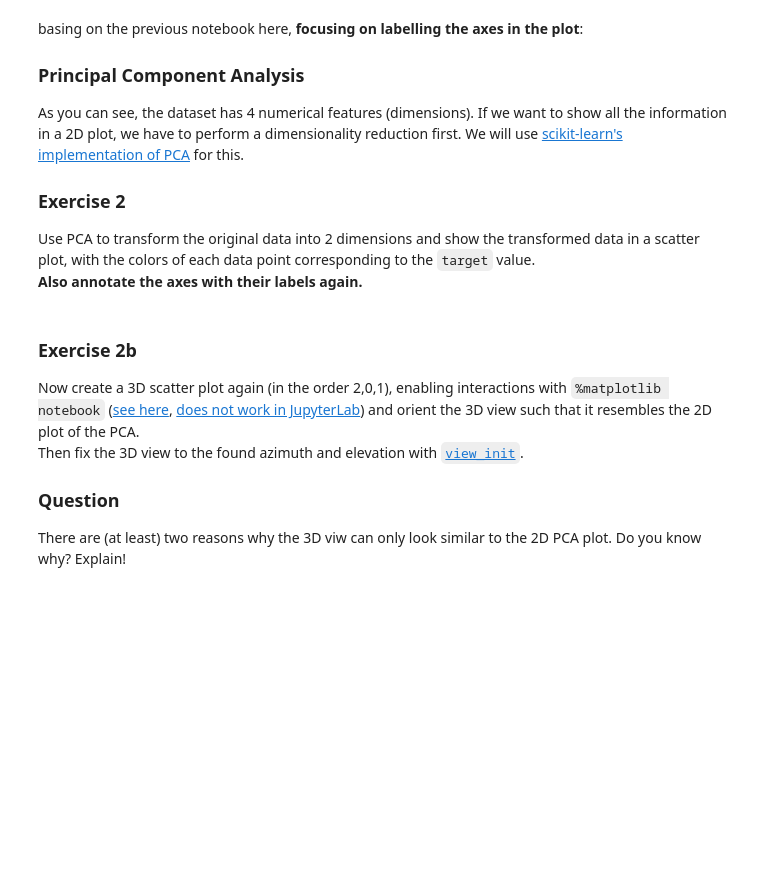
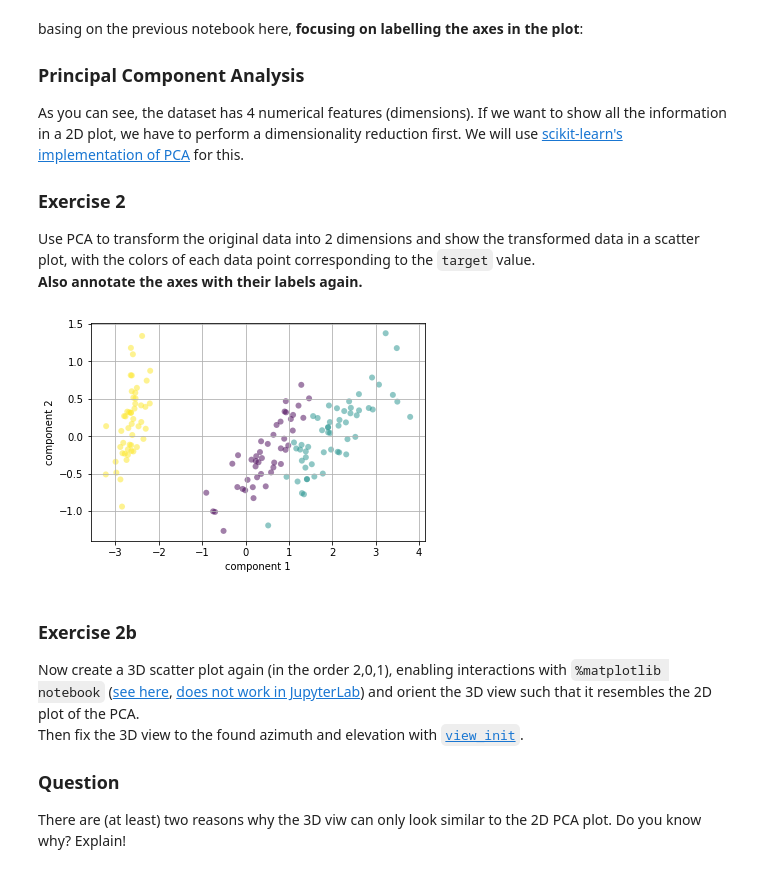
Before and after one commit to samerhmadi/Praktikum-9, a Jupyter notebook: intro-ext_GMMs_SVMs.ipynb, the cells around one changed output. Saved outputs shown, nothing was run; the diff lists cells and outputs as text; code cells hidden in the pictures; blank space fills up the shorter version.

```diff
--- a/intro-ext_GMMs_SVMs.ipynb
+++ b/intro-ext_GMMs_SVMs.ipynb
@@ -69,3 +82,18 @@ __Also annotate the axes with their labels again.__
+# %%
+## do PCA
+from sklearn import decomposition
+pca = decomposition.PCA(n_components=2)
+pca.fit(X)
+X = pca.transform(X)
+# %%
+plt.scatter(X[:, 0], X[:, 1],
+            c=y, edgecolor='none', alpha=0.5)
+plt.xlabel('component 1')
+plt.ylabel('component 2')
+plt.grid()
+plt.show()
+# %% [output]
+[figure, added]
 # %% [markdown]
 ### Exercise 2b
 Now create a 3D scatter plot again (in the order 2,0,1), enabling interactions with `%matplotlib notebook` ([see here](https://stackoverflow.com/questions/38364435/python-matplotlib-make-3d-plot-interactive-in-jupyter-notebook#38865534), [does not work in JupyterLab](https://stackoverflow.com/questions/51922480/javascript-error-ipython-is-not-defined-in-jupyterlab)) and orient the 3D view such that it resembles the 2D plot of the PCA.\
```
Also changed, not shown: parts of 24 cells of this notebook.
